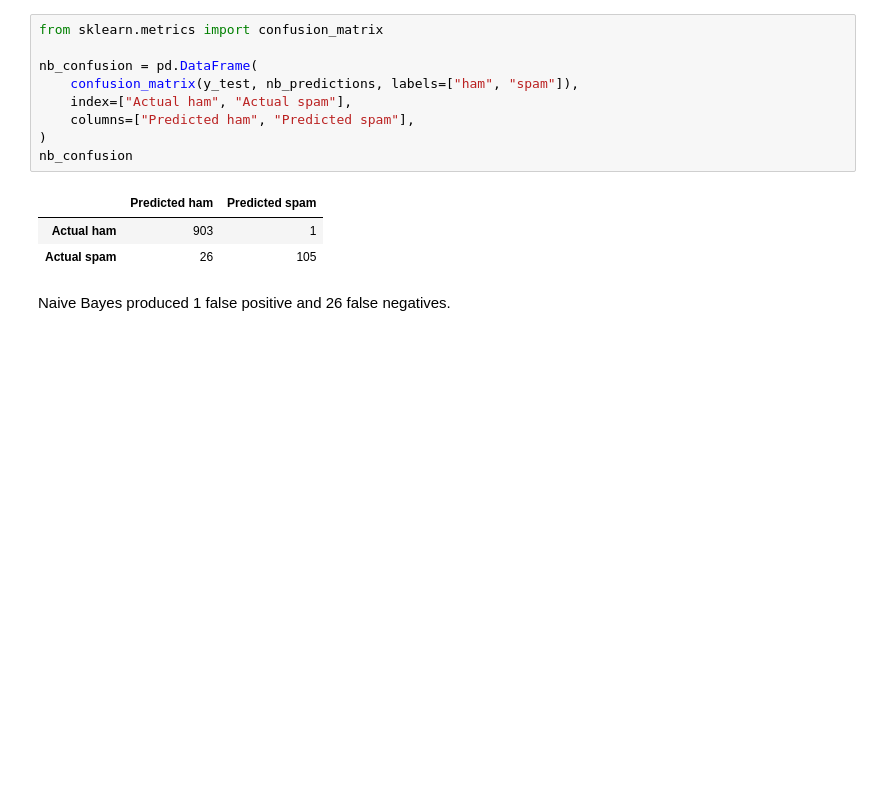
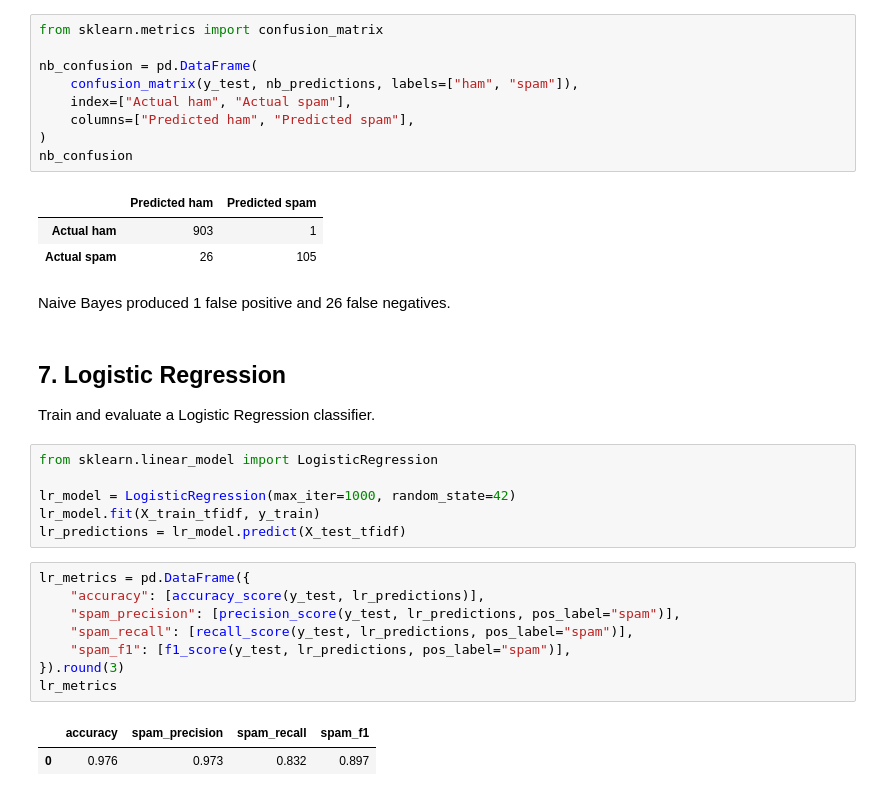
Before and after one commit to fajluna/sms-spam-detection, a Jupyter notebook: notebooks/sms_spam.ipynb, the cells around one changed output. Saved outputs shown, nothing was run; the diff lists cells and outputs as text; blank space fills up the shorter version.

Commit message:
Add Logistic Regression

```diff
--- a/notebooks/sms_spam.ipynb
+++ b/notebooks/sms_spam.ipynb
@@ -351,3 +351,24 @@ nb_confusion
 | Actual spam | 26 | 105 |
 # %% [markdown]
 Naive Bayes produced 1 false positive and 26 false negatives.
+# %% [markdown]
+## 7. Logistic Regression
+
+Train and evaluate a Logistic Regression classifier.
+# %%
+from sklearn.linear_model import LogisticRegression
+
+lr_model = LogisticRegression(max_iter=1000, random_state=42)
+lr_model.fit(X_train_tfidf, y_train)
+lr_predictions = lr_model.predict(X_test_tfidf)
+# %%
+lr_metrics = pd.DataFrame({
+    "accuracy": [accuracy_score(y_test, lr_predictions)],
+    "spam_precision": [precision_score(y_test, lr_predictions, pos_label="spam")],
+    "spam_recall": [recall_score(y_test, lr_predictions, pos_label="spam")],
+    "spam_f1": [f1_score(y_test, lr_predictions, pos_label="spam")],
+}).round(3)
+lr_metrics
+# %% [output]
+|  | accuracy | spam_precision | spam_recall | spam_f1 |
+| 0 | 0.976 | 0.973 | 0.832 | 0.897 |
```
Also changed, not shown: parts of 3 cells of this notebook.
